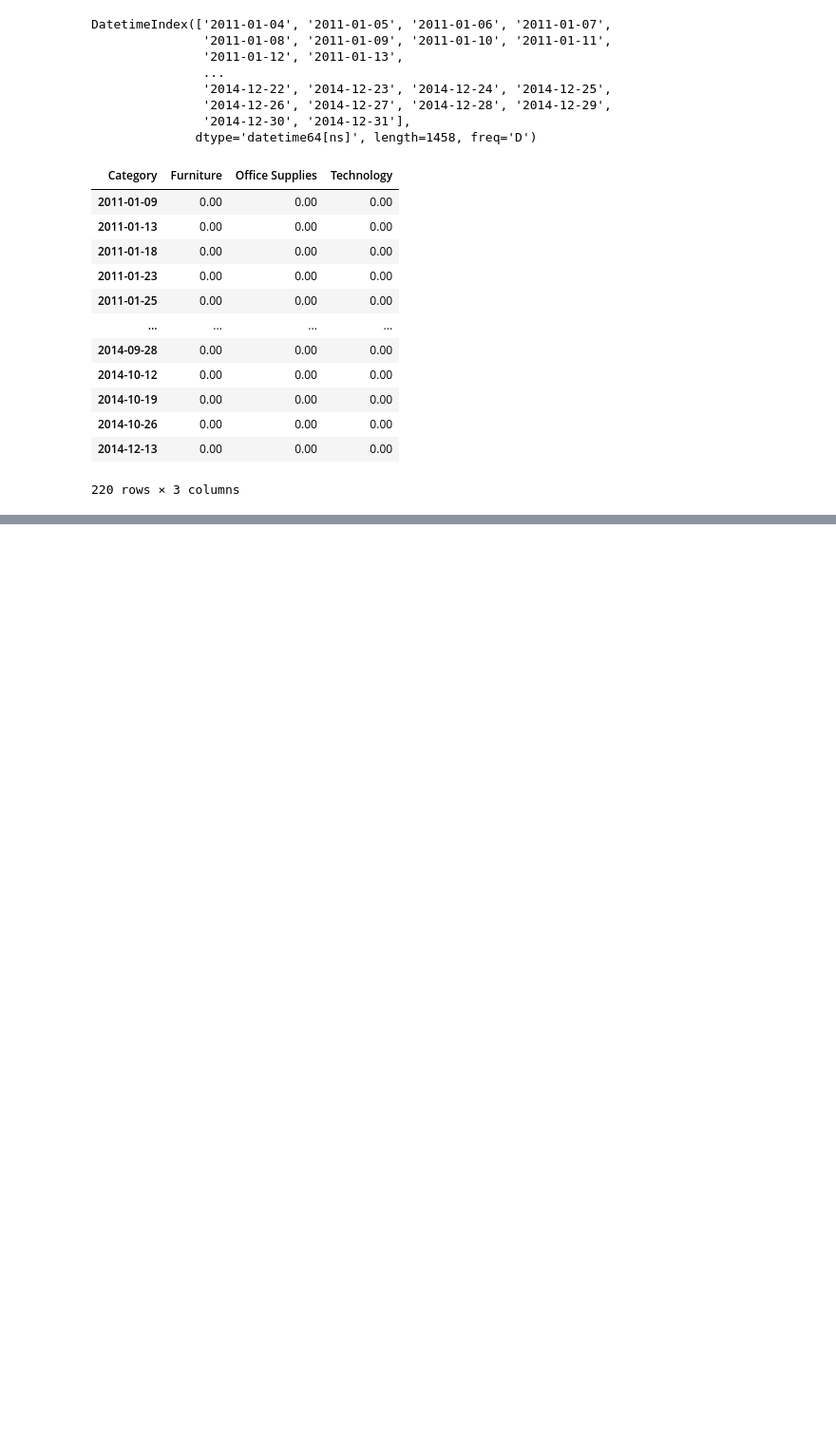
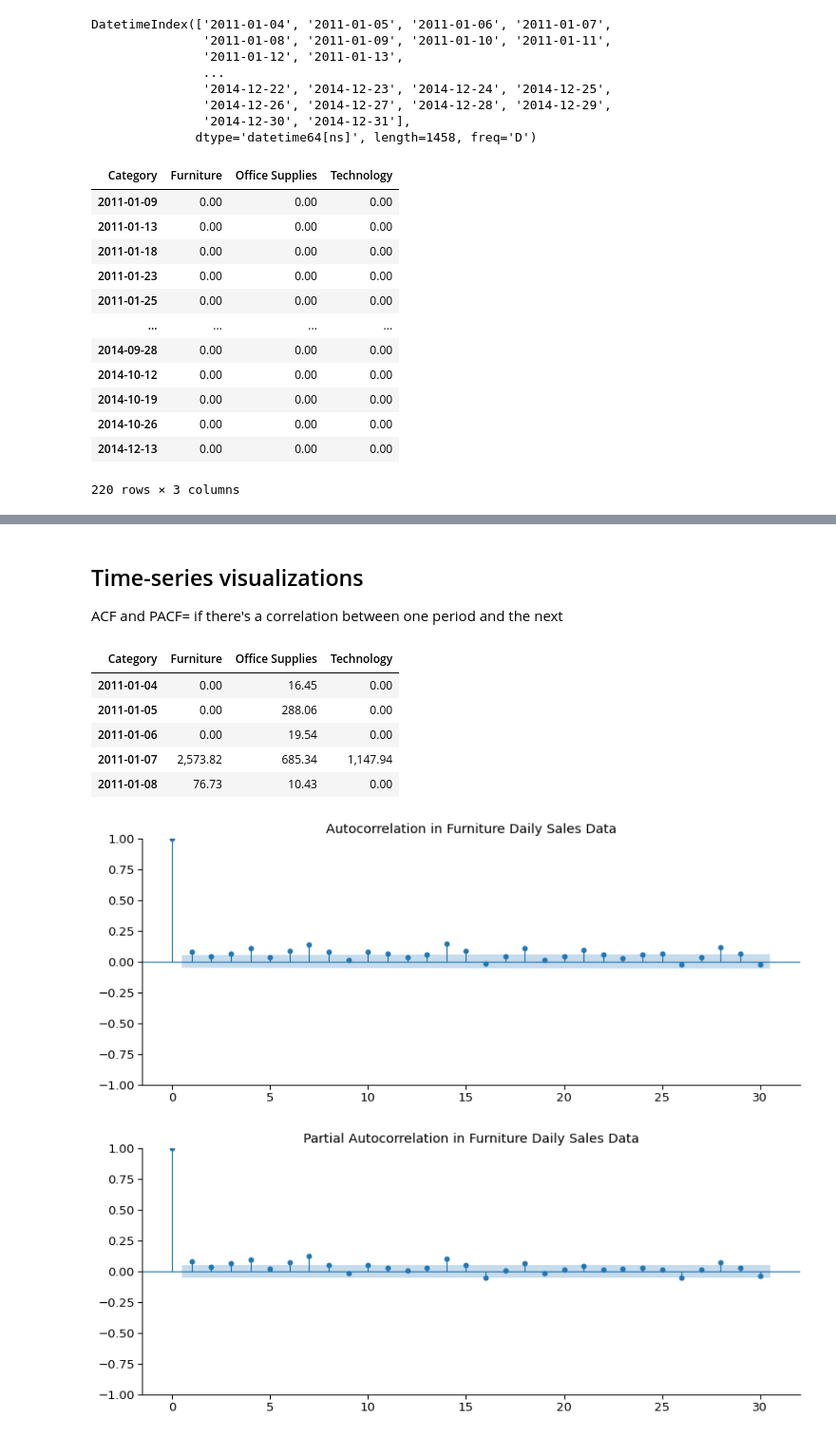
Before and after one commit to razielar/coursera_time_series_forecasting, a Jupyter notebook: coursera_time_series/week_1/pandas.time.series.ipynb, the cells around one changed output, grey strips where cells are left out. Shown at 95% size. Saved outputs shown, nothing was run; the diff lists cells and outputs as text; code cells hidden in the pictures; blank space fills up the shorter version.

```diff
--- a/coursera_time_series/week_1/pandas.time.series.ipynb
+++ b/coursera_time_series/week_1/pandas.time.series.ipynb
@@ -354,0 +695,17 @@ new_sales[(new_sales['Furniture'] == 0) & (new_sales['Technology'] == 0) & (new_
+# %% [markdown]
+## Time-series visualizations
+ACF and PACF= if there's a correlation between one period and the next
+# %%
+# How much it correlate with the past value
+display(new_sales.head())
+acf_plot= plot_acf(new_sales['Furniture'], lags= 30, title= "Autocorrelation in Furniture Daily Sales Data")
+pacf_plot= plot_pacf(new_sales['Furniture'], lags= 30, title= "Partial Autocorrelation in Furniture Daily Sales Data")
+# %% [output]
+| Category | Furniture | Office Supplies | Technology |
+| 2011-01-04 | 0.00 | 16.45 | 0.00 |
+| 2011-01-05 | 0.00 | 288.06 | 0.00 |
+| 2011-01-06 | 0.00 | 19.54 | 0.00 |
+| 2011-01-07 | 2,573.82 | 685.34 | 1,147.94 |
+| 2011-01-08 | 76.73 | 10.43 | 0.00 |
+[figure, added]
+[figure, added]
```
Also changed, not shown: parts of 21 cells of this notebook, 1 other file.
